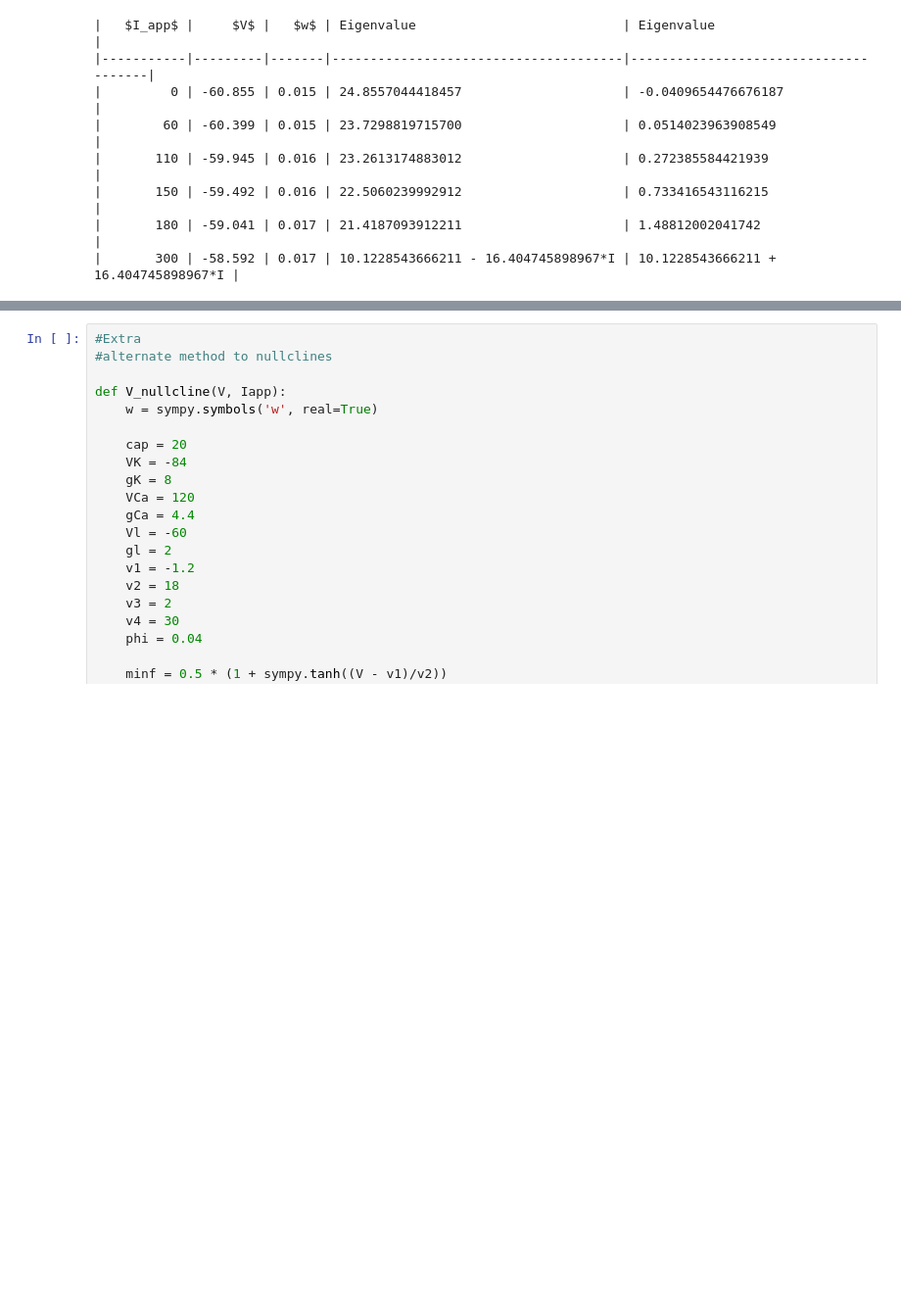
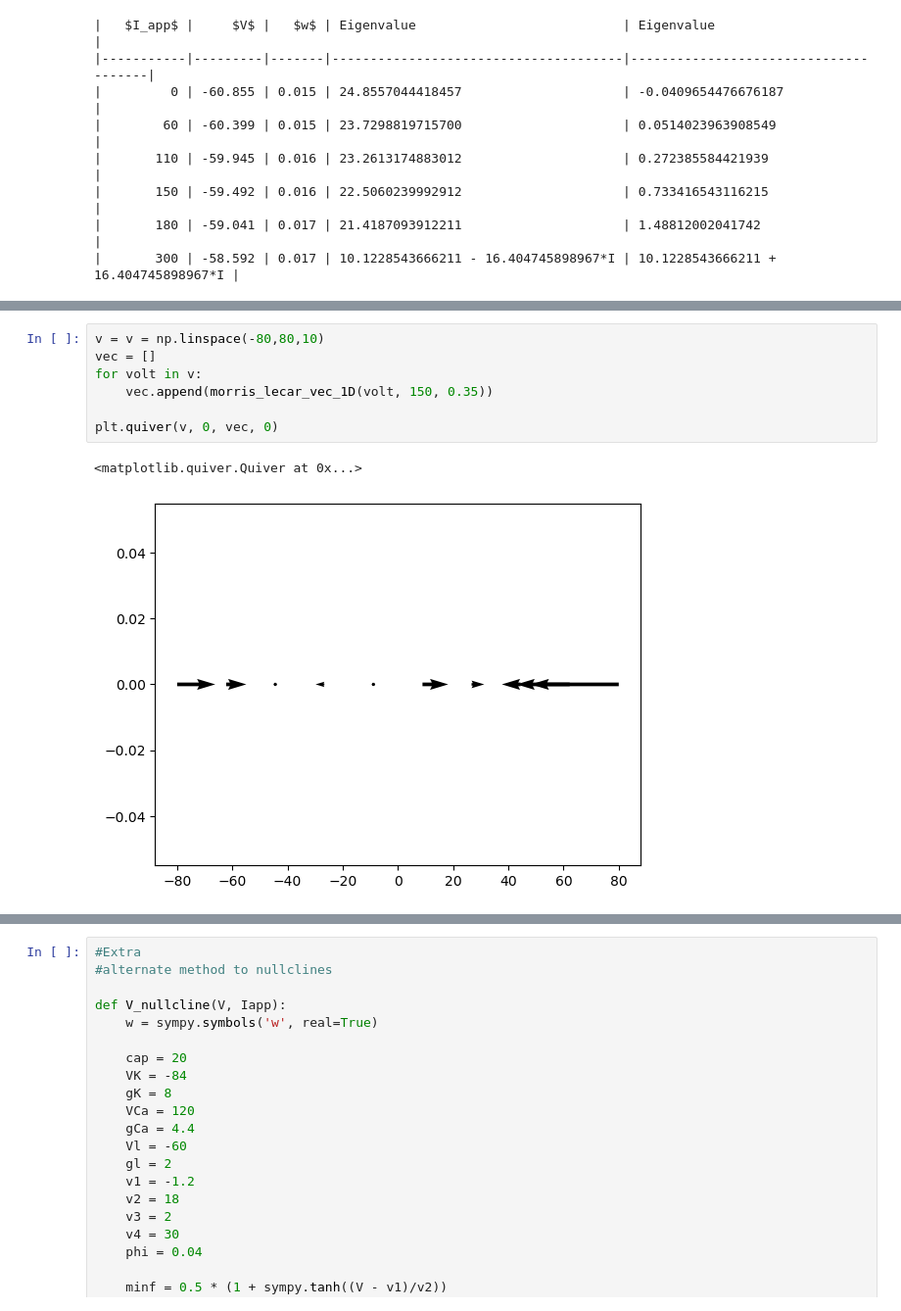
Before and after one commit to mornevwyk/Computational-Cell-Biology, a Jupyter notebook: Voltage Gated Ion Currents/2.4 Morris-Lecar Model.ipynb, the cells around one changed output, grey strips where cells are left out. Shown: that part at 98% size. Cells and saved outputs as stored; diff of their text form; blank space fills up the shorter version.

```diff
--- a/Voltage Gated Ion Currents/2.4 Morris-Lecar Model.ipynb
+++ b/Voltage Gated Ion Currents/2.4 Morris-Lecar Model.ipynb
@@ -327,0 +411,10 @@ print(tabulate(eig, headers=["$I_app$","$V$","$w$","Eigenvalue","Eigenvalue"], t
+# %%
+v = v = np.linspace(-80,80,10)
+vec = []
+for volt in v:
+    vec.append(morris_lecar_vec_1D(volt, 150, 0.35))
+
+plt.quiver(v, 0, vec, 0)
+# %% [output]
+<matplotlib.quiver.Quiver at 0x...>
+[figure, added]
```
Also changed, not shown: parts of 4 cells of this notebook.
